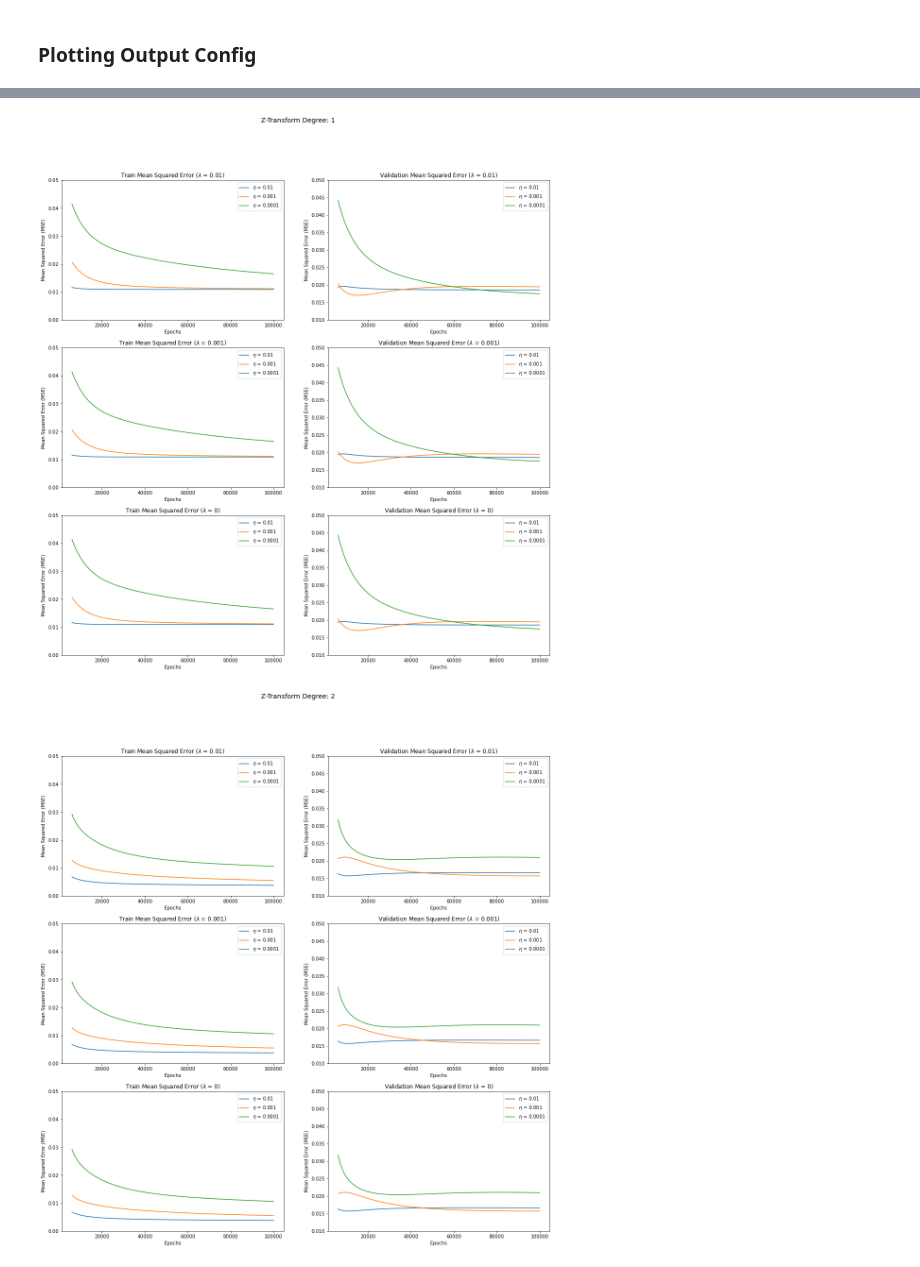
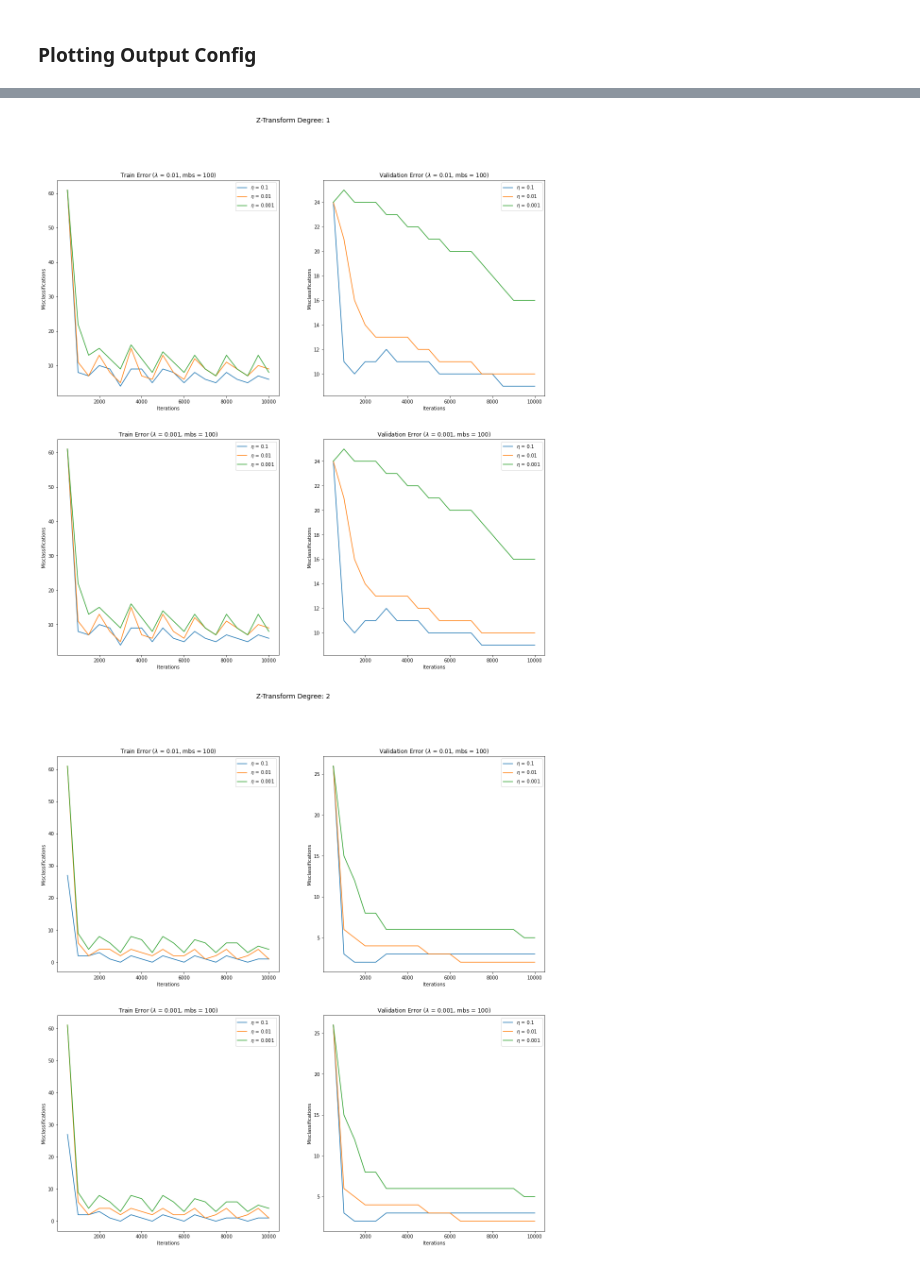
Before and after one commit to b-chalpin/logistic-regression, a Jupyter notebook: subproject_4.ipynb, the cells around one changed output, grey strips where cells are left out. Saved outputs shown, nothing was run; the diff lists cells and outputs as text; code cells hidden in the pictures.

```diff
--- a/subproject_4.ipynb
+++ b/subproject_4.ipynb
@@ -85,16 +91,16 @@ sgd_plot_output_path = "./output/plots"
 # %%
 # calculate our gd x-axis
 x_axis = []
-for i in range(1, (training_epochs // epoch_step) + 1):
-    x_axis.append(i * epoch_step)
+for i in range(1, (training_iterations // iteration_step) + 1):
+    x_axis.append(i * iteration_step)
 
-print(epoch_step) # debug
+print(iteration_step) # debug
 print(x_axis) # debug
 
-def get_epoch_index(epoch):
+def get_iteration_index(iteration):
     """
-        return the scaled index in our x-axis list for a given epoch
-        e.g. (99,000) -> return 99 (epoch_step = 1000)
+        return the scaled index in our x-axis list for a given iteration
+        e.g. (99,000) -> return 99 (iteration_step = 1000)
     """
-    return epoch // epoch_step
+    return iteration // iteration_step
 # %% [output]
@@ -179,13 +184,13 @@ plt.show()
 We use the same algorithm as the previous cell but now create subplots for each $\lambda$ plotting all $\eta$ values.
 # %%
 # plotting config
-epoch_start_index = 5
-epoch_end_index = None
+iteration_start_index = None
+iteration_end_index = None
 subplot_rows = len(lam_list)
 subplot_cols = 2
 
 # our x-axis
-# x_epochs = np.arange(training_epochs)
+# x_iterations = np.arange(training_iterations)
 
 # for each degree we create a figure
 for r in np.arange(1, max_degree + 1):
@@ -197,49 +202,47 @@ for r in np.arange(1, max_degree + 1):
 
     # subplot for each eta value
     for i, lam_val in enumerate(lam_list):
 
         train_mse_ax = degree_fig.add_subplot(subplot_rows, subplot_cols, 2 * i + 1)
         test_mse_ax = degree_fig.add_subplot(subplot_rows, subplot_cols, 2 * i + 2)
 
-        train_mse_ax.set_title(f"Train Mean Squared Error ($\lambda$ = {lam_val})")
-        train_mse_ax.set_ylabel("Mean Squared Error (MSE)")
-        train_mse_ax.set_xlabel("Epochs")
+        train_mse_ax.set_title(f"Train Error ($\lambda$ = {lam_val}, mbs = {fixed_mini_batch_size})")
+        train_mse_ax.set_ylabel("Misclassifications")
+        train_mse_ax.set_xlabel("Iterations")
 
-        test_mse_ax.set_title(f"Validation Mean Squared Error ($\lambda$ = {lam_val})")
-        test_mse_ax.set_ylabel("Mean Squared Error (MSE)")
-        test_mse_ax.set_xlabel("Epochs")
+        test_mse_ax.set_title(f"Validation Error ($\lambda$ = {lam_val}, mbs = {fixed_mini_batch_size})")
+        test_mse_ax.set_ylabel("Misclassifications")
+        test_mse_ax.set_xlabel("Iterations")
 
         # plot a line on the subplot for each lambda
         for eta_val in eta_list:
 
             y_val = list(filter(lambda x:
                                 x["degree"] == r and
-                                x["epochs"] == training_epochs and
+                                x["iterations"] == training_iterations and
                                 x["eta"] == eta_val and
-                                x["lam"] == lam_val,
-                                gf_results))
+                                x["lam"] == lam_val and
+                                x["mini_batch_size"] == fixed_mini_batch_size,
+                                sgd_results))
 
             y_train_mse = y_val[0]["train_mse"]
             y_test_mse = y_val[0]["test_mse"]
 
-            train_mse_ax.plot(x_axis[epoch_start_index:epoch_end_index],
-                              y_train_mse[epoch_start_index:epoch_end_index],
+            train_mse_ax.plot(x_axis[iteration_start_index:iteration_end_index],
+                              y_train_mse[iteration_start_index:iteration_end_index],
                               label=f"$\eta$ = {eta_val}")
 
-            test_mse_ax.plot(x_axis[epoch_start_index:epoch_end_index],
-                             y_test_mse[epoch_start_index:epoch_end_index],
+            test_mse_ax.plot(x_axis[iteration_start_index:iteration_end_index],
+                             y_test_mse[iteration_start_index:iteration_end_index],
                              label=f"$\eta$ = {eta_val}")
 
         train_mse_ax.legend()
         test_mse_ax.legend()
 
-        train_mse_ax.set_ylim([0, 0.05])
-        test_mse_ax.set_ylim([0.01, 0.05])
-
     # save output
-    degree_fig.savefig(f"{gd_plot_output_path}/gd_fig_degree-{r}-ETA_legend.jpeg") # TODO: make better name
+    degree_fig.savefig(f"{sgd_plot_output_path}/sgd_fig_degree-{r}-ETA_legend.jpeg") # TODO: make better name
 
 plt.show()
 # %% [output]
-[figure, old version]
+[figure, new version]
-[figure, old version]
+[figure, new version]
```
Also changed, not shown: parts of 12 cells of this notebook, 13 other files.
